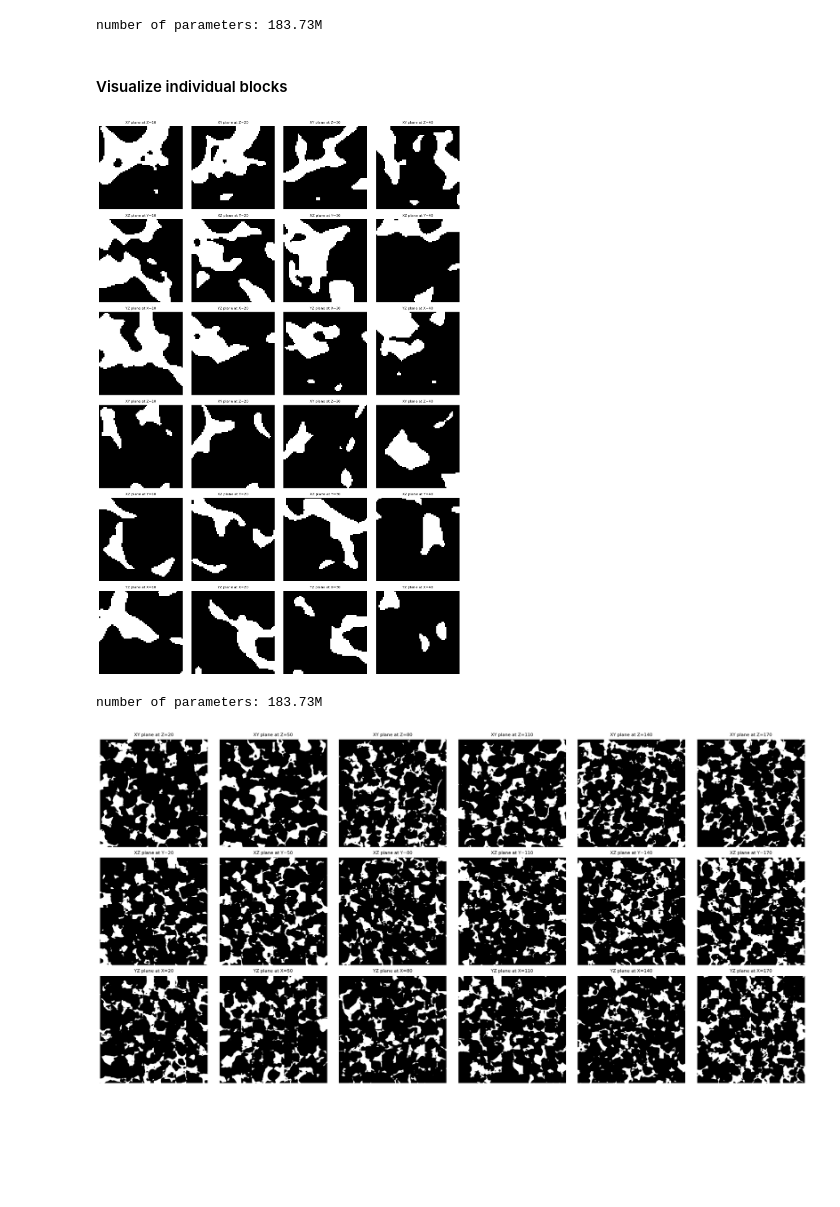
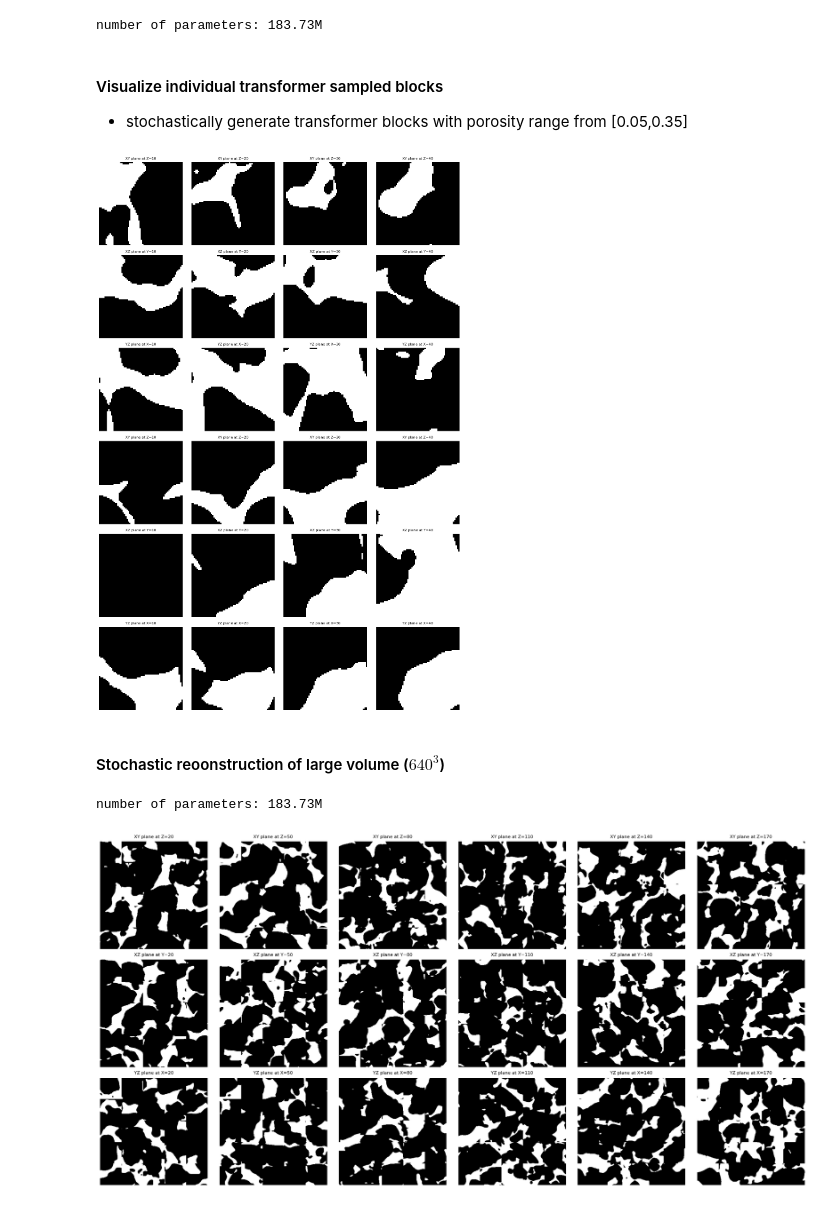
Before and after one commit to ZihanRen/poretransformer, a Jupyter notebook: lpu3dnet/eval/transformer_explore.ipynb, the cells around one changed output. Drawn from its saved outputs; the diff is of its cells as text; code cells hidden in the pictures; blank space fills up the shorter version.

```diff
--- a/lpu3dnet/eval/transformer_explore.ipynb
+++ b/lpu3dnet/eval/transformer_explore.ipynb
@@ -229,16 +148,18 @@ block_generator = block_generation_singlecond.Block_generator_stochastic(
     cfg_vqgan,
     cfg_transformer,
     epoch_vqgan=25,
-    epoch_transformer=75,
+    epoch_transformer=50,
     device = device,
-    volume_dimension=3
+    volume_dimension=5
     )
 
-block_generator.generate_block()
+block_generator.generate_block(repeat=4)
 # %% [output]
 number of parameters: 183.73M
-# %% [markdown]
-#### Visualize individual blocks
+# %% [markdown]
+#### Visualize individual transformer sampled blocks
+
+* stochastically generate transformer blocks with porosity range from [0.05,0.35]
 # %%
 ds_data  = block_generator.ds_spatial
 img_list = []
@@ -291,6 +212,8 @@ def visualize_planes_grid_extended(img_arr):
 
 visualize_planes_grid_extended(img_arr)
 # %% [output]
-[figure, old version]
+[figure, new version]
+# %% [markdown]
+#### Stochastic reoonstruction of large volume ($640^3$)
 # %%
 from lpu3dnet.inference import block_generation_singlecond
@@ -342,37 +264,37 @@ block_generator = block_generation_singlecond.Block_generator_stochastic(
     epoch_vqgan=25,
     epoch_transformer=50,
     device = device,
-    volume_dimension=10
+    volume_dimension=5
     )
 
 block_generator.generate_block(repeat=4)
 
 def get_volume_shape(ds_spatial):
     max_i, max_j, max_k = 0, 0, 0
     for ijk in ds_spatial.keys():
         i, j, k = ijk
         max_i = max(max_i, i)
         max_j = max(max_j, j)
         max_k = max(max_k, k)
     return max_i + 1, max_j + 1, max_k + 1
 
 def assemble_volume(ds_spatial):
     volume_shape = get_volume_shape(ds_spatial)
     volume = np.zeros((volume_shape[0] * 64, volume_shape[1] * 64, volume_shape[2] * 64))
 
     for ijk, data in ds_spatial.items():
         i, j, k = ijk
         image = data['img']
         volume[i*64:(i+1)*64, j*64:(j+1)*64, k*64:(k+1)*64] = image
 
     return volume
 
 volume = assemble_volume(block_generator.ds_spatial)
 # plt.imshow(volume[:,90,:], cmap='gray')
 visualize_planes_grid_single(volume)
 # %% [output]
 number of parameters: 183.73M
-[figure, old version]
+[figure, new version]
 # %%
 phi_list = []
 phi_gen_list = []
```
Also changed, not shown: parts of 19 cells of this notebook, 14 other files.
